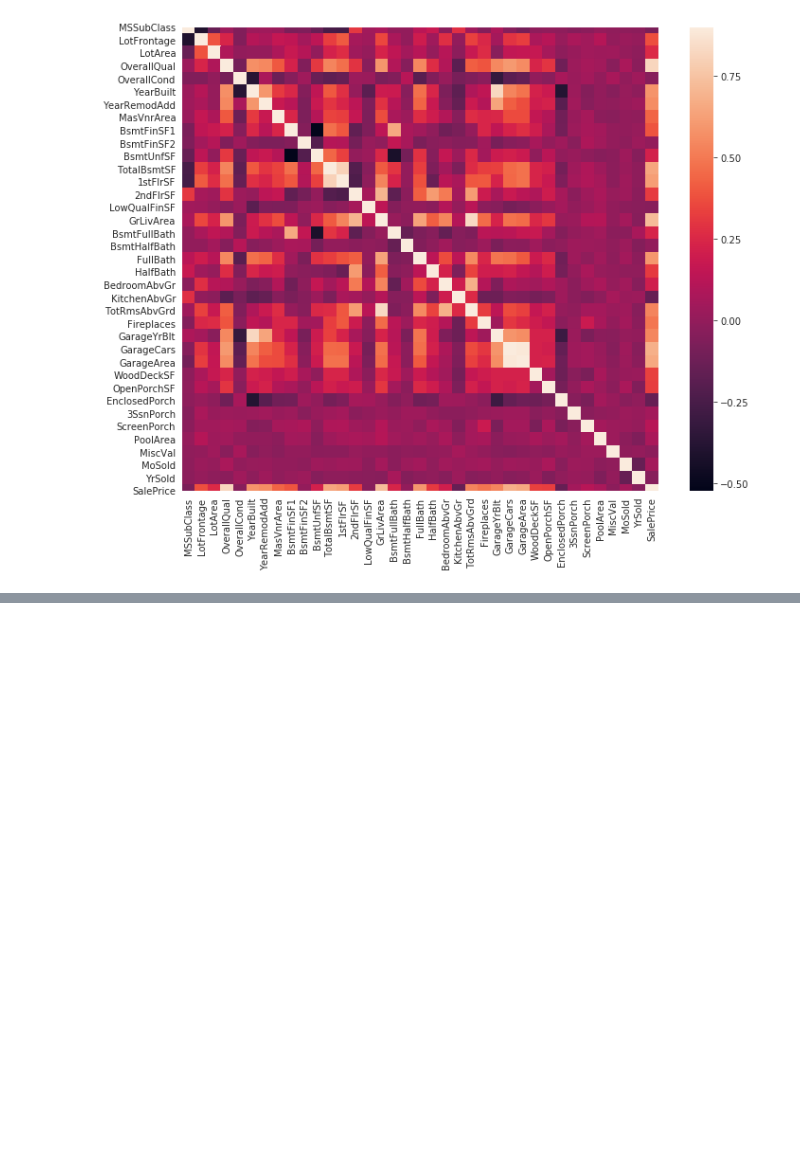
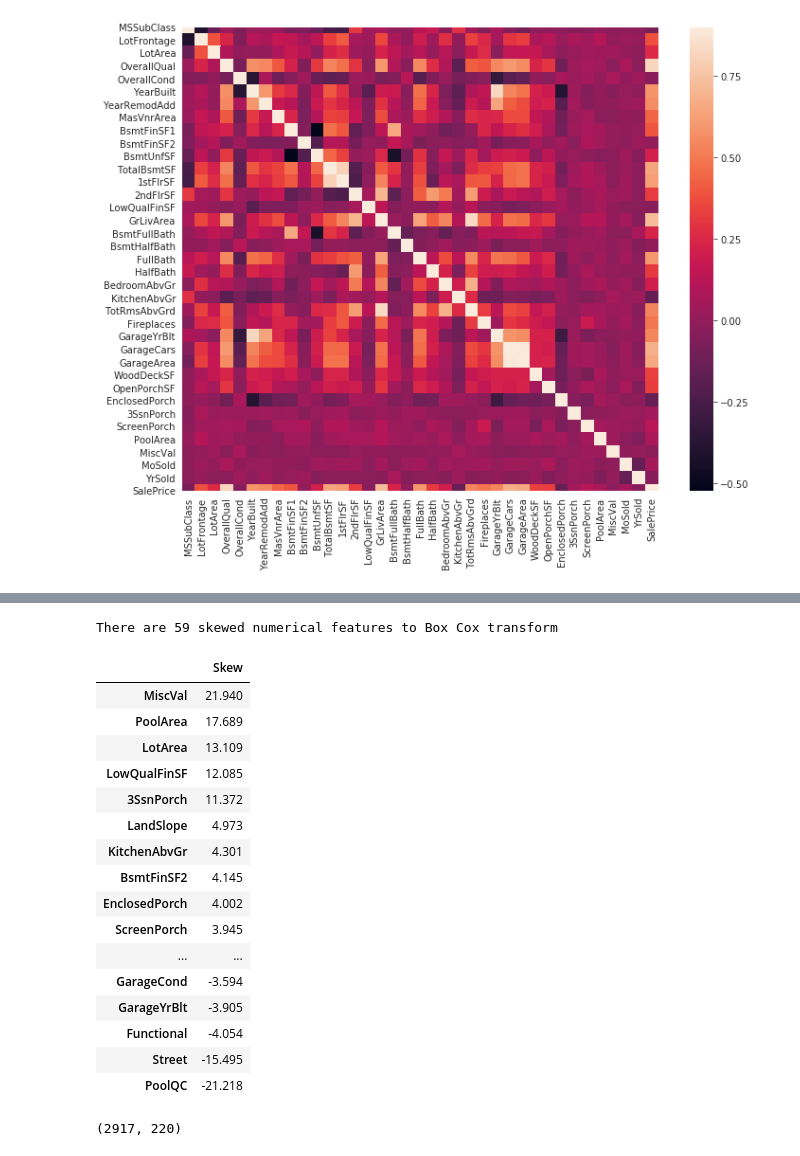
Before and after one commit to arturbeg/random_google_colabs, a Jupyter notebook: StackedRegressions1.ipynb, the cells around one changed output, grey strips where cells are left out. Drawn from its saved outputs; the diff is of its cells as text; code cells hidden in the pictures; blank space fills up the shorter version.

```diff
--- a/StackedRegressions1.ipynb
+++ b/StackedRegressions1.ipynb
@@ -227,0 +316,9 @@ we can fill in missing values by the median LotFrontage of the neighborhood.
+# %%
+# Skewed features
+numeric_feats = all_data.dtypes[all_data.dtypes!="object"].index
+# %%
+# check the skew of all numeric features
+skewed_feats = all_data[numeric_feats].apply(lambda x: skew(x.dropna())).sort_values(ascending=False)
+# %%
+skewness = pd.DataFrame({'Skew' :skewed_feats})
+skewness.head(10)
@@ -227,0 +337,30 @@ we can fill in missing values by the median LotFrontage of the neighborhood.
+# %%
+# Box Cox Transformation of (highly) skewed features
+'''
+Scipy function which computes the Box-Cox transformation of 1+x
+http://onlinestatbook.com/2/transformations/box-cox.html
+'''
+skewness = skewness[abs(skewness) > 0.75]
+print("There are {} skewed numerical features to Box Cox transform".format(skewness.shape[0]))
+# %% [output]
+There are 59 skewed numerical features to Box Cox transform
+# %%
+skewness
+# %% [output]
+|  | Skew |
+| MiscVal | 21.940 |
+| PoolArea | 17.689 |
+| LotArea | 13.109 |
+| LowQualFinSF | 12.085 |
+| 3SsnPorch | 11.372 |
+| LandSlope | 4.973 |
+| KitchenAbvGr | 4.301 |
+| BsmtFinSF2 | 4.145 |
+| EnclosedPorch | 4.002 |
+| ScreenPorch | 3.945 |
+| ... | ... |
+| GarageCond | -3.594 |
+| GarageYrBlt | -3.905 |
+| Functional | -4.054 |
+| Street | -15.495 |
+| PoolQC | -21.218 |
@@ -227,0 +374,6 @@ we can fill in missing values by the median LotFrontage of the neighborhood.
+# %%
+# Getting dummy categorical features
+all_data = pd.get_dummies(all_data)
+print(all_data.shape)
+# %% [output]
+(2917, 220)
```
Also changed, not shown: parts of 32 cells of this notebook.
